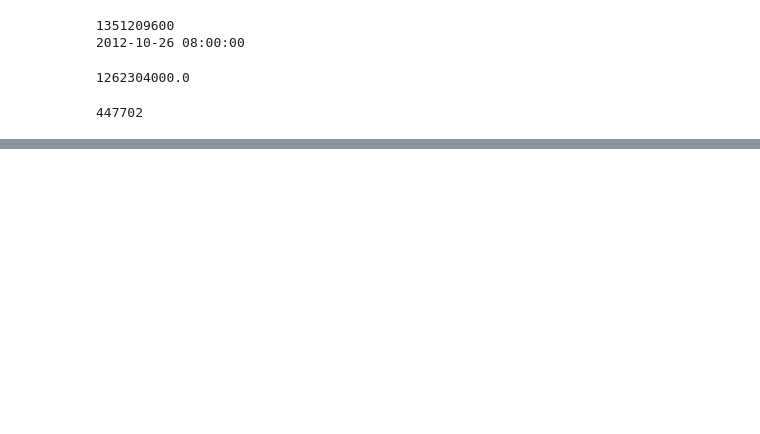
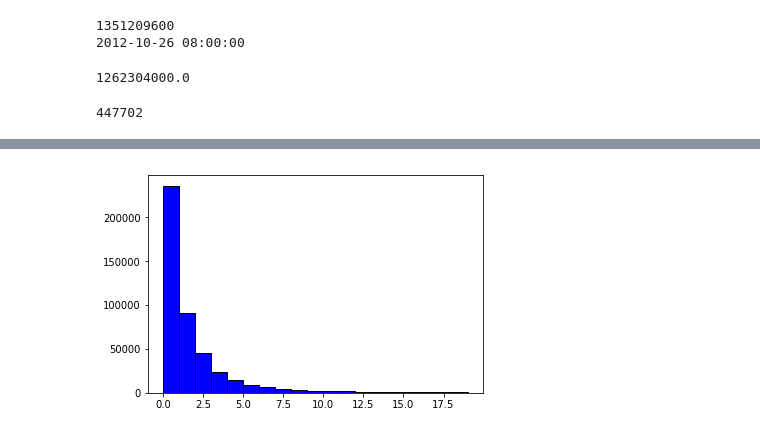
Before and after one commit to jasonqiu98/Amazon-fine-food-review-project, a Jupyter notebook: read_data.ipynb, the cells around one changed output, grey strips where cells are left out. Saved outputs shown, nothing was run; the diff lists cells and outputs as text; code cells hidden in the pictures; blank space fills up the shorter version.

```diff
--- a/read_data.ipynb
+++ b/read_data.ipynb
@@ -62,0 +92,5 @@ df.head()
+# %%
+plt.hist(df['VotesTotal'], range(0, 20), facecolor="blue", edgecolor="black")
+plt.show()
+# %% [output]
+[figure, added]
```
Also changed, not shown: parts of 15 cells of this notebook.
